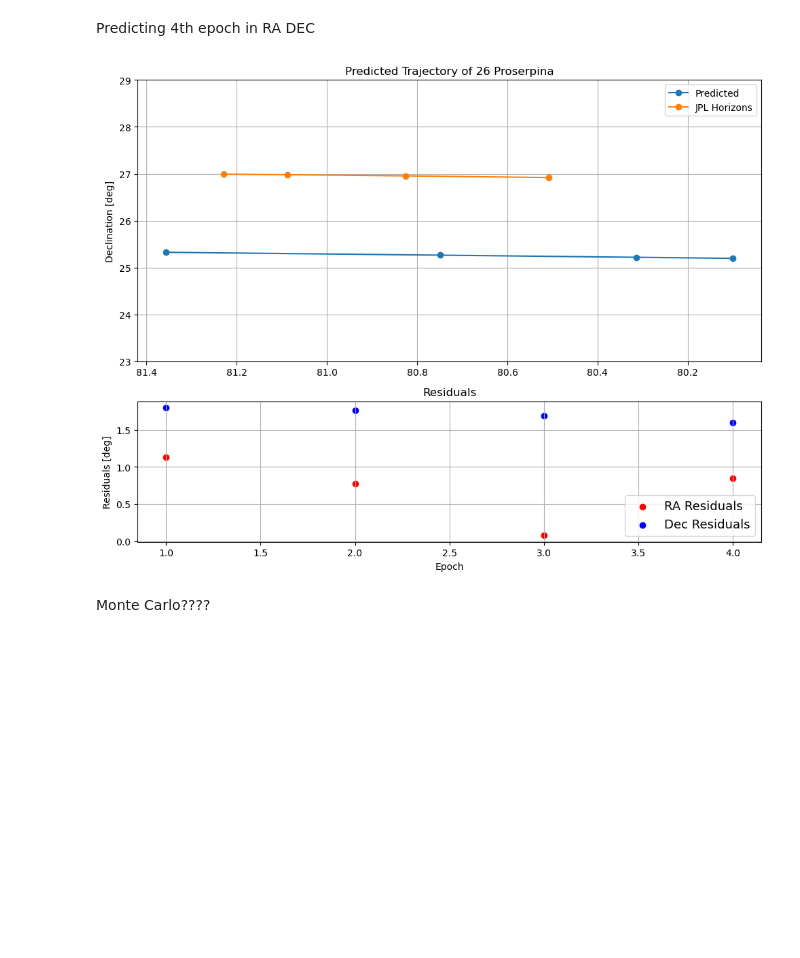
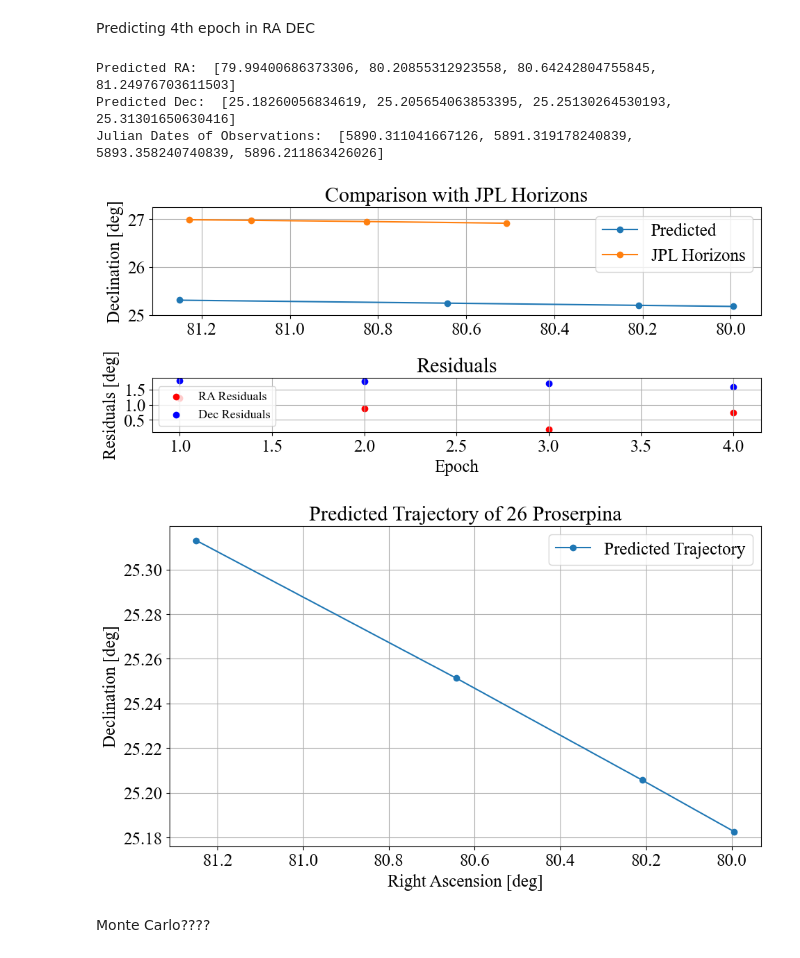
Before and after one commit to luke-wriglesworth/AST326-labs, a Jupyter notebook: Lab 6/orbit.ipynb, the cells around one changed output. Drawn from its saved outputs; the diff is of its cells as text; code cells hidden in the pictures; blank space fills up the shorter version.

```diff
--- a/Lab 6/orbit.ipynb
+++ b/Lab 6/orbit.ipynb
@@ -589,7 +589,7 @@ def eccliptic_to_equatorial(x,y,z):
     return x_eq, y_eq, z_eq
 
 def get_prediction(day):
-    epoch_jd = pros_jd[day] - 2450000 - 56.
+    epoch_jd = pros_jd[day] - 2450000 - 56.5
     R_jd = R_pros[day]
 
     jd_index = (np.abs(T - epoch_jd)).argmin()
@@ -601,55 +601,74 @@ def get_prediction(day):
     predicted_ec = orbit_to_ec([x_predicted_pros,y_predicted_pros], theta_predicted_pros, big_omega_pros, i_pros)
     predicted_eq = eccliptic_to_equatorial(*predicted_ec)
     predicted_celestial = eq_cellestial(*predicted_eq)
-    return predicted_celestial
-
+    return predicted_celestial, epoch_jd
 
 
 nasa_ra = [81.228109163,81.087672035,80.825483064,80.508761066]
 nasa_dec = [26.991003853, 26.978866941, 26.953925011, 26.918595843]
 
-ra_residual = [np.abs(nasa_ra[i] - get_prediction(i)[0]) for i in range(0,4)]
-dec_residual = [np.abs(nasa_dec[i] - get_prediction(i)[1]) for i in range(0,4)]
+ra_residual = [np.abs(nasa_ra[i] - get_prediction(i)[0][0]) for i in range(0,4)]
+dec_residual = [np.abs(nasa_dec[i] - get_prediction(i)[0][1]) for i in range(0,4)]
 
 predictions = [get_prediction(i) for i in range(0,4)]
-prediction_ra = [p[0] for p in predictions]
-prediction_dec = [p[1] for p in predictions]
+prediction_ra = [p[0][0] for p in predictions]
+prediction_dec = [p[0][1] for p in predictions]
+predictions_jd = [p[1] for p in predictions]
+
+print("Predicted RA: ", prediction_ra)
+print("Predicted Dec: ", prediction_dec)
+print("Julian Dates of Observations: ", predictions_jd)
 
 import matplotlib.gridspec as gridspec
 
-fig = plt.figure(figsize=(10,8))
+fig = plt.figure(figsize=(10,5))
 gs = gridspec.GridSpec(3, 1, height_ratios=[2, 1, 0.05])
 ax1 = plt.subplot(gs[0])
 ax2 = plt.subplot(gs[1])
 
 #xlim = [26.4,278.5]
-ylim = [23,29]
+ylim = [25,27.25]
 
 ax1.set_ylim(ylim)
 # ax1.set_xlim(xlim)
 # ax2.set_xlim(xlim)
 
 ax1.plot(prediction_ra, prediction_dec, 'o-', label = "Predicted")
 ax1.plot(nasa_ra, nasa_dec, 'o-', label = "JPL Horizons")
 ax1.invert_xaxis()
-ax1.set_title("Predicted Trajectory of 26 Proserpina")
+ax1.set_title("Comparison with JPL Horizons")
 ax1.set_ylabel("Declination [deg]")
 ax1.grid()
 ax1.legend()
 
 # Residual
 ax2.scatter(range(1,5), ra_residual, label = "RA Residuals", color='r')
 ax2.scatter(range(1,5), dec_residual, label = "Dec Residuals", color='b')
 ax2.set_title("Residuals")
 ax2.set_xlabel("Epoch")
 ax2.set_ylabel("Residuals [deg]")
 ax2.grid()
-ax2.legend(loc='lower right', fontsize=13)
+ax2.legend(loc='lower left', fontsize=13)
 
 plt.tight_layout()
 plt.show()
+
+# Plot only simulation
+fig = plt.figure(figsize=(11,6))
+plt.title("Predicted Trajectory of 26 Proserpina")
+plt.plot(prediction_ra, prediction_dec, 'o-', label = "Predicted Trajectory")
+plt.gca().invert_xaxis()
+plt.xlabel("Right Ascension [deg]")
+plt.ylabel("Declination [deg]")
+plt.grid()
+plt.legend()
+plt.show()
 # %% [output]
+Predicted RA:  [79.99400686373306, 80.20855312923558, 80.64242804755845, 81.24976703611503]
+Predicted Dec:  [25.18260056834619, 25.205654063853395, 25.25130264530193, 25.31301650630416]
+Julian Dates of Observations:  [5890.311041667126, 5891.319178240839, 5893.358240740839, 5896.211863426026]
-[figure, old version]
+[figure, new version]
+[figure, added]
 # %% [markdown]
 Monte Carlo????
 # %%
```
Also changed, not shown: parts of 2 cells of this notebook, 20 other files.
